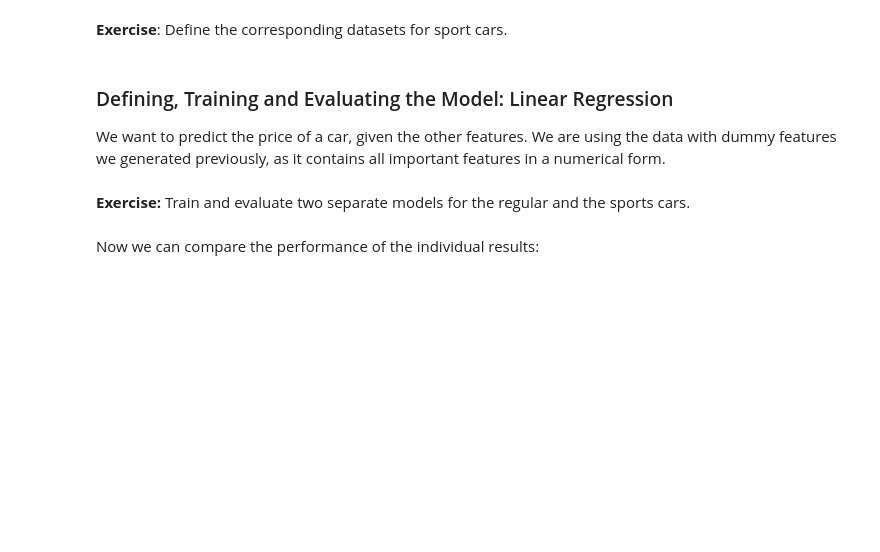
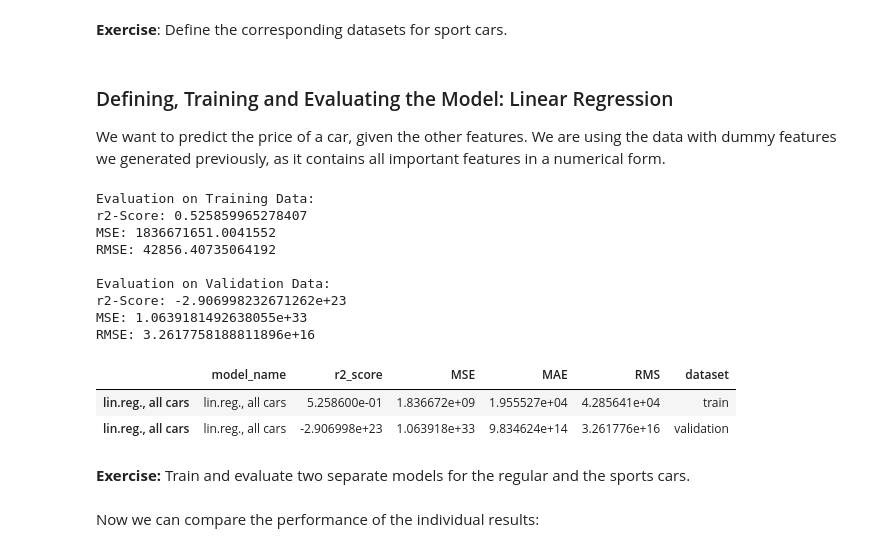
Before and after one commit to andrealuzzi/Block3, a Jupyter notebook: B3_Data_Preparation_Car.ipynb, the cells around one changed output. Cells and saved outputs as stored; diff of their text form; code cells hidden in the pictures; blank space fills up the shorter version.

```diff
--- a/B3_Data_Preparation_Car.ipynb
+++ b/B3_Data_Preparation_Car.ipynb
@@ -546,10 +790,25 @@ We are using the data with dummy features we generated previously, as it contain
 # %%
 # all cars:
 model_lr_all = LinearRegression()
 
-model_lr_all_result = train_apply_eval_model(model_lr_all, X_all_train_scaled, y_all_train, X_all_val_scaled, y_all_val,
+model_lr_all_result = train_apply_eval_model(model_lr_all, X_all_train_scaled
+
+                                             , y_all_train, X_all_val_scaled, y_all_val,
                                              model_name='lin.reg., all cars')
 model_lr_all_result
+# %% [output]
+Evaluation on Training Data:
+r2-Score: 0.525859965278407
+MSE: 1836671651.0041552
+RMSE: 42856.40735064192
+
+Evaluation on Validation Data:
+r2-Score: -2.906998232671262e+23
+MSE: 1.0639181492638055e+33
+RMSE: 3.2617758188811896e+16
+|  | model_name | r2_score | MSE | MAE | RMS | dataset |
+| lin.reg., all cars | lin.reg., all cars | 5.258600e-01 | 1.836672e+09 | 1.955527e+04 | 4.285641e+04 | train |
+| lin.reg., all cars | lin.reg., all cars | -2.906998e+23 | 1.063918e+33 | 9.834624e+14 | 3.261776e+16 | validation |
 # %% [markdown]
 **Exercise:** Train and evaluate two separate models for the regular and the sports cars.
 # %%
```
Also changed, not shown: parts of 37 cells of this notebook.
